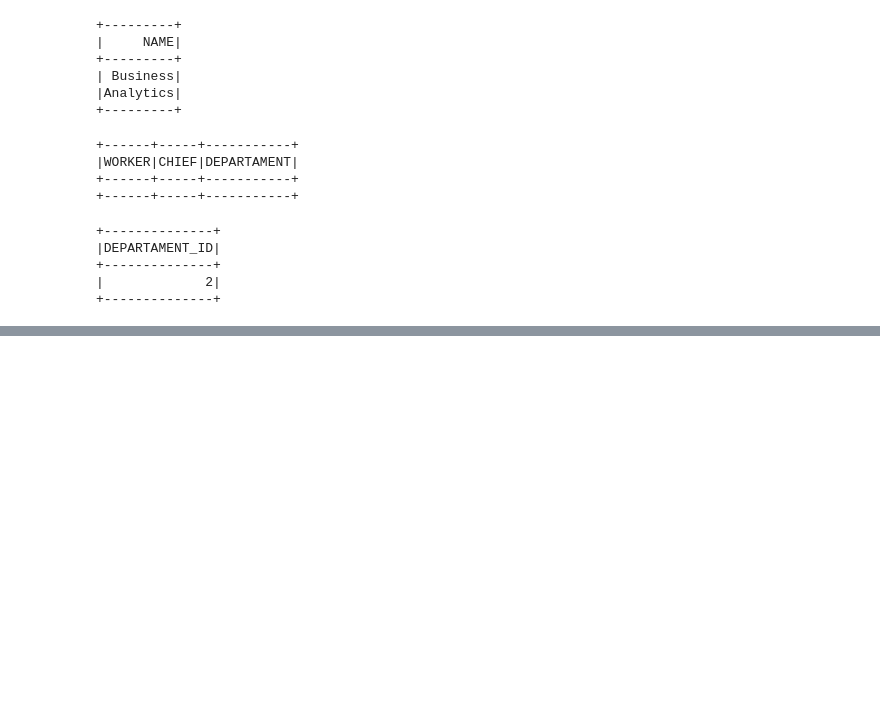
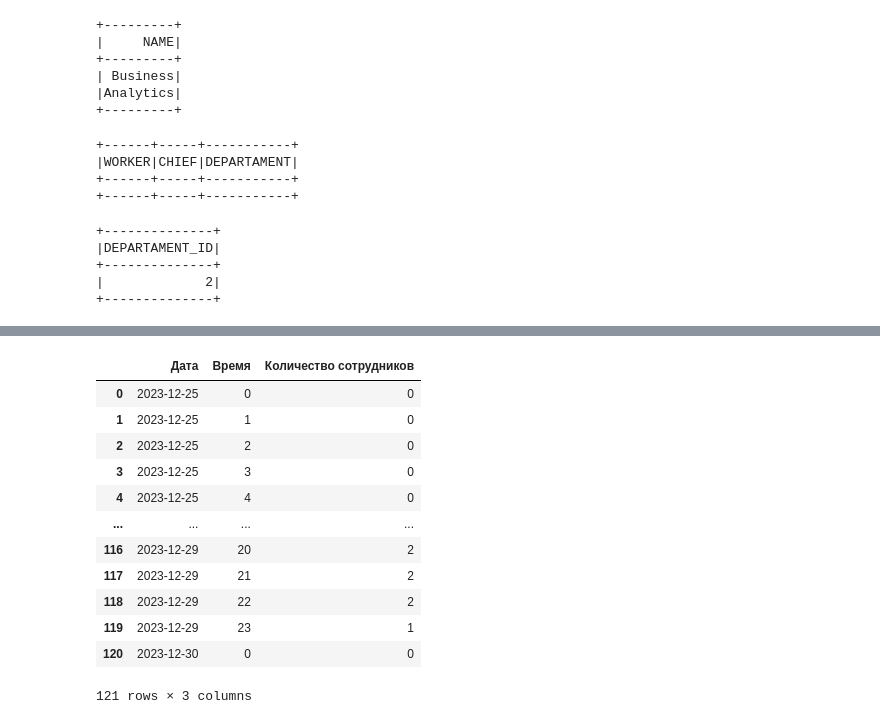
Before and after one commit to shtrausslearning/postgreSQL, a Jupyter notebook: testing_problem.ipynb, the cells around one changed output, grey strips where cells are left out. Cells and saved outputs as stored; diff of their text form; code cells hidden in the pictures; blank space fills up the shorter version.

```diff
--- a/testing_problem.ipynb
+++ b/testing_problem.ipynb
@@ -684,0 +676,19 @@ fig.show()
+# %%
+# df.drop(['datetime'],axis=1,inplace=True)
+df = df.reindex(columns=['date', 'time', 'count'])
+df = df.rename(columns={'date': 'Дата', 'time': 'Время', 'count': 'Количество сотрудников'})
+display(df)
+# %% [output]
+|  | Дата | Время | Количество сотрудников |
+| 0 | 2023-12-25 | 0 | 0 |
+| 1 | 2023-12-25 | 1 | 0 |
+| 2 | 2023-12-25 | 2 | 0 |
+| 3 | 2023-12-25 | 3 | 0 |
+| 4 | 2023-12-25 | 4 | 0 |
+| ... | ... | ... | ... |
+| 116 | 2023-12-29 | 20 | 2 |
+| 117 | 2023-12-29 | 21 | 2 |
+| 118 | 2023-12-29 | 22 | 2 |
+| 119 | 2023-12-29 | 23 | 1 |
+| 120 | 2023-12-30 | 0 | 0 |
+121 rows × 3 columns
```
Also changed, not shown: parts of 2 cells of this notebook.
